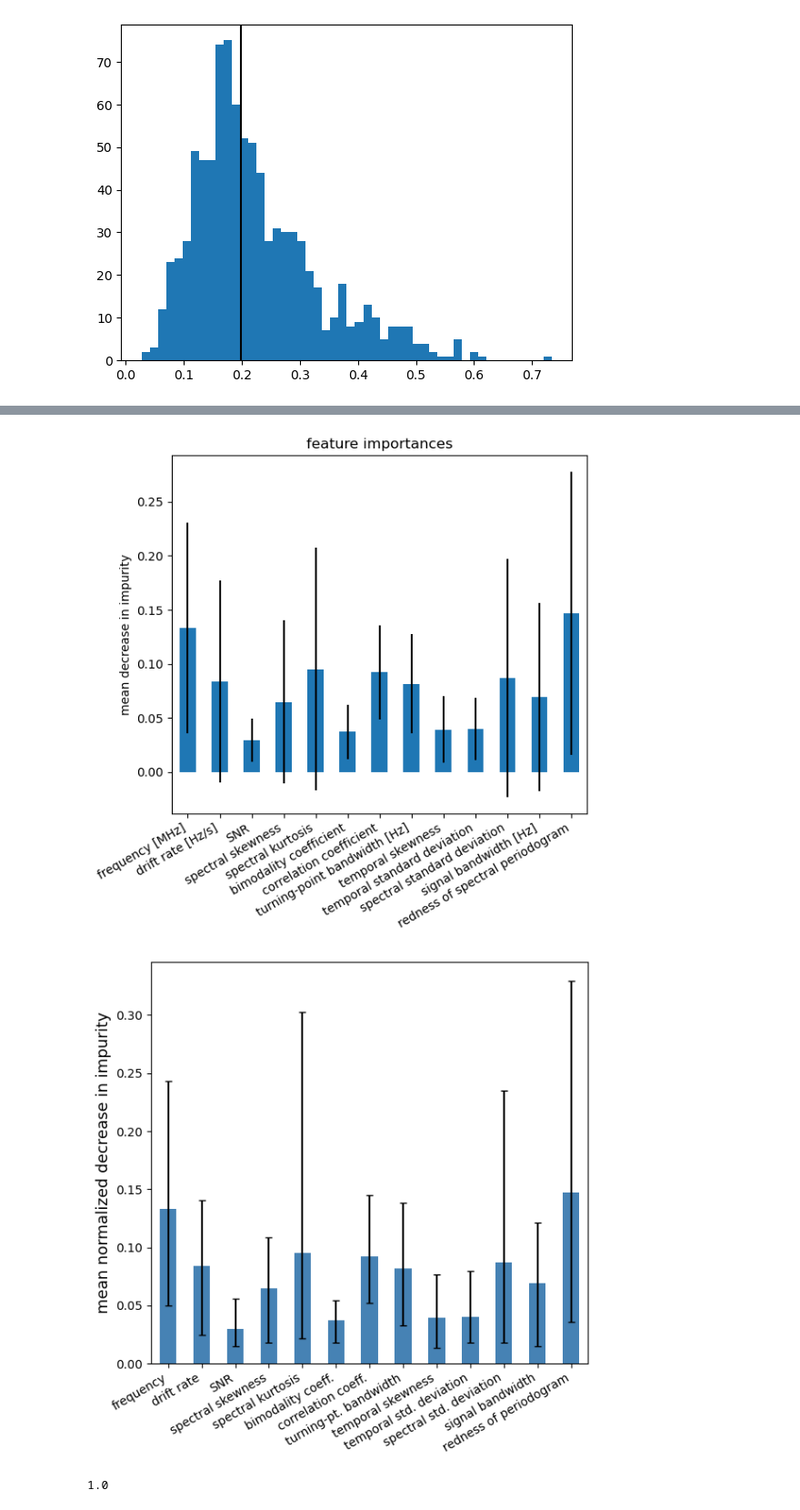
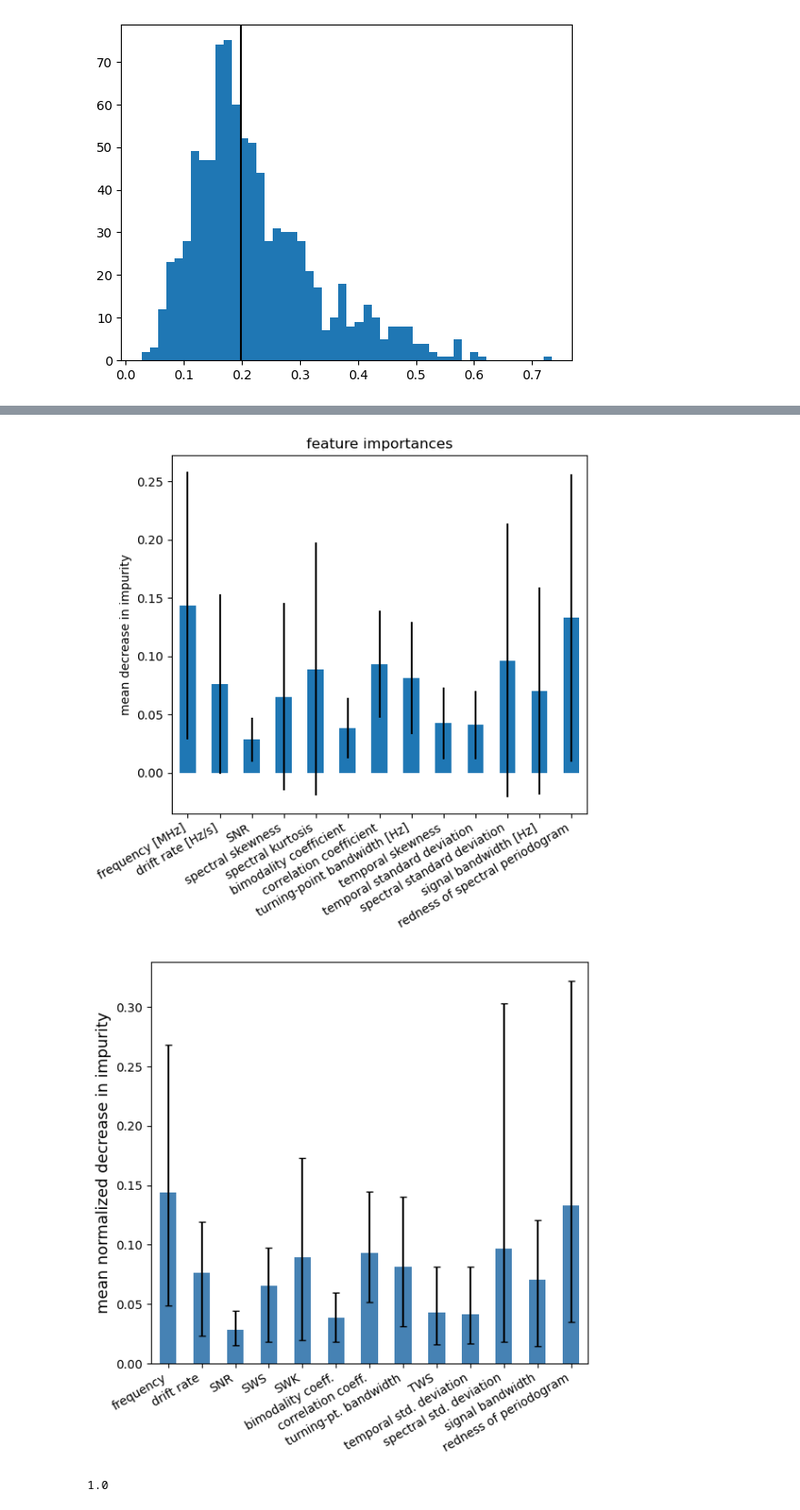
Before and after one commit to bjacobell/gbt-hdbscan, a Jupyter notebook: hdbscanning.ipynb, the cells around one changed output, grey strips where cells are left out. Shown at 91% size. Saved outputs shown, nothing was run; the diff lists cells and outputs as text; code cells hidden in the pictures.

```diff
--- a/hdbscanning.ipynb
+++ b/hdbscanning.ipynb
@@ -945,7 +954,7 @@ from sklearn.ensemble import RandomForestClassifier
 
 #feature_names = [f"feature {i}" for i in range(X.shape[1])]
 feature_names = dfu.columns
-forest = RandomForestClassifier(128, random_state=0)
+forest = RandomForestClassifier(1024, random_state=0)
 forest.fit(X_train, y_train)
 
 importances = forest.feature_importances_
@@ -962,39 +971,39 @@ fig.tight_layout()
 plt.show()
 #plt.savefig('HDBSCAN_feature_importances.pdf')
 # %% [output]
-[figure, old version]
+[figure, new version]
 # %%
 tree_importances = np.array([tree.feature_importances_ for tree in forest.estimators_])
 # %%
 feature_names = ['frequency',
                 'drift rate',
                 'SNR',
-                'spectral skewness',
-                'spectral kurtosis',
+                'SWS',
+                'SWK',
                 'bimodality coeff.',
                 'correlation coeff.',
                 'turning-pt. bandwidth',
-                'temporal skewness',
+                'TWS',
                 'temporal std. deviation',
                 'spectral std. deviation',
                 'signal bandwidth',
                 'redness of periodogram']
 importances = np.mean(tree_importances, axis=0)
 err_neg = importances - np.quantile(tree_importances, 0.16, axis=0)
 err_pos = np.quantile(tree_importances, 0.84, axis=0) - importances
 
 forest_importances = pd.Series(importances, index=feature_names)
 
 fig, ax = plt.subplots(figsize=(6,6))
 forest_importances.plot.bar(yerr=[err_neg, err_pos], ax=ax, color='steelblue', capsize=3)
 #ax.set_title("feature importances")
 ax.set_ylabel("mean normalized decrease in impurity", size=13)
 plt.xticks(rotation=30, ha="right")
 fig.tight_layout()
-plt.savefig('HDBSCAN_feature_importances_3387_toy_dataset_new_redness.pdf', bbox_inches='tight')
+plt.savefig('HDBSCAN_feature_importances_3387_toy_dataset_relabeling_1024.pdf', bbox_inches='tight')
 plt.show()
 # %% [output]
-[figure, old version]
+[figure, new version]
 # %%
 print(np.sum(importances))
 # %% [output]
```
Also changed, not shown: parts of 5 cells of this notebook, 34 other files.
